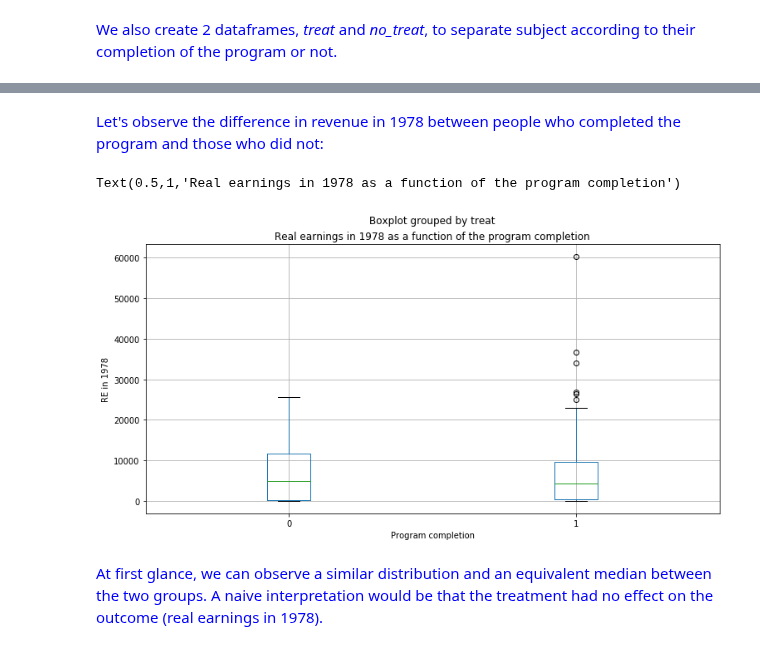
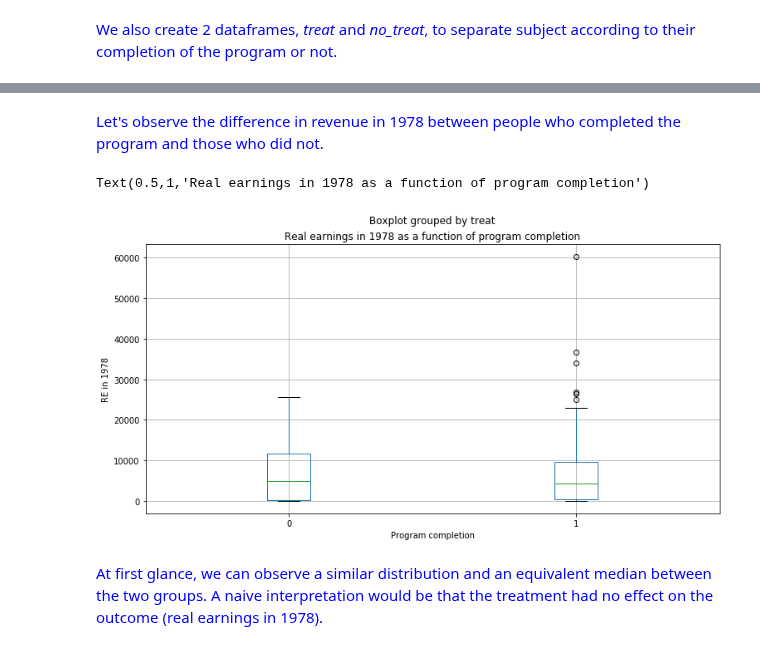
Before and after one commit to mosimann/ADA, a Jupyter notebook: 04 - Applied ML/Homework 4.ipynb, the cells around one changed output, grey strips where cells are left out. Drawn from its saved outputs; the diff is of its cells as text; code cells hidden in the pictures.

```diff
--- a/04 - Applied ML/Homework 4.ipynb
+++ b/04 - Applied ML/Homework 4.ipynb
@@ -92,15 +93,15 @@ treat.describe()
 | 75% | 1.0 | 29.000000 | 12.000000 | 0.000000 | 0.000000 | 1.000000 | 1291.468000 | 1817.284000 | 9642.999000 |
 | max | 1.0 | 48.000000 | 16.000000 | 1.000000 | 2.000000 | 1.000000 | 35040.070000 | 25142.240000 | 60307.930000 |
 # %% [markdown]
-<span style="color:blue">Let's observe the difference in revenue in 1978 between people who completed the program and those who did not:
+<span style="color:blue">Let's observe the difference in revenue in 1978 between people who completed the program and those who did not.
 # %%
-ax = lalonde.boxplot(column = ['re78'], by = ['treat'] ,figsize=(12,6))
+ax = lalonde.boxplot(column=['re78'], by=['treat'], figsize=(12,6))
 ax.set_xlabel('Program completion')
 ax.set_ylabel('RE in 1978')
-ax.set_title('Real earnings in 1978 as a function of the program completion')
+ax.set_title('Real earnings in 1978 as a function of program completion')
 # %% [output]
-Text(0.5,1,'Real earnings in 1978 as a function of the program completion')
+Text(0.5,1,'Real earnings in 1978 as a function of program completion')
-[figure, old version]
+[figure, new version]
 # %% [markdown]
 <span style="color:blue">At first glance, we can observe a similar distribution and an equivalent median between the two groups. A naive interpretation would be that the treatment had no effect on the outcome (real earnings in 1978).
 # %% [markdown]
```
Also changed, not shown: parts of 72 cells of this notebook.
